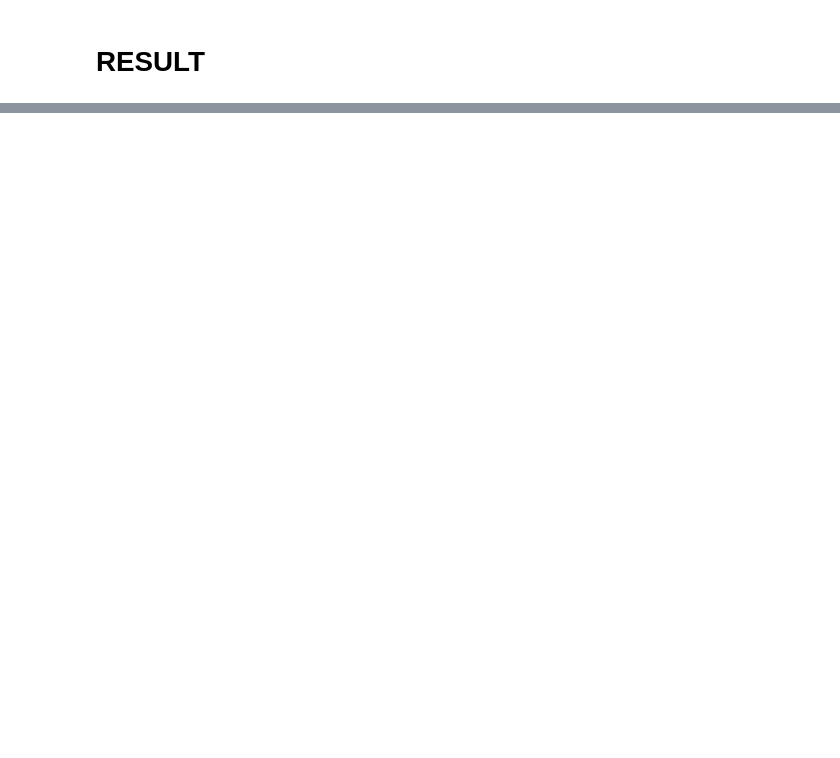
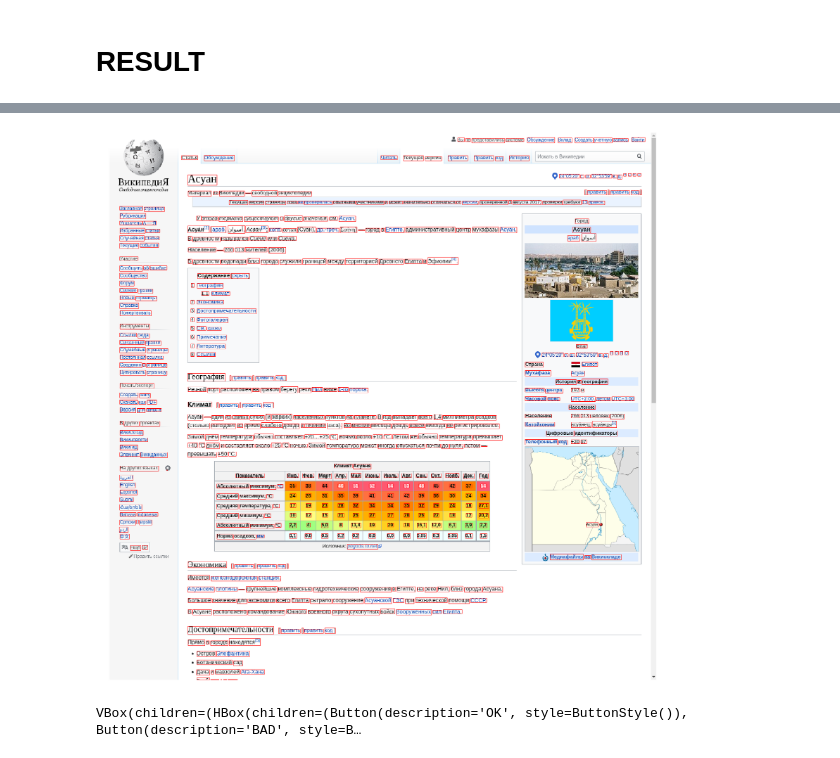
Before and after one commit to Nazar96/WebBox, a Jupyter notebook: notebook/EXAMPLE.ipynb, the cells around one changed output, grey strips where cells are left out. Saved outputs shown, nothing was run; the diff lists cells and outputs as text; code cells hidden in the pictures; blank space fills up the shorter version.

```diff
--- a/notebook/EXAMPLE.ipynb
+++ b/notebook/EXAMPLE.ipynb
@@ -146,0 +75,36 @@ dict_keys(['form'])
+# %%
+images = [img.split('/')[-1].replace('.png', '') for img in glob('../dataset/screenshots/*.png')]
+result = {}
+
+
+data_path='../dataset/'
+img_generator = iter(images)
+cur_img = next(img_generator)
+
+button_ok = Button(description="OK")
+button_bad = Button(description="BAD")
+out = widgets.Output()
+
+
+def on_button_ok(_, status='OK'):
+    global cur_img, img_generator, vbox
+    clear_output()
+    result.update({cur_img: status})
+    cur_img = next(img_generator)
+
+    plot_annotated(cur_img, data_path)
+    display(vbox)
+
+def on_button_bad(_):
+    return on_button_ok(_, status='BAD')
+
+button_ok.on_click(on_button_ok)
+button_bad.on_click(on_button_bad)
+buttons = widgets.HBox([button_ok, button_bad])
+vbox = widgets.VBox([buttons, out])
+
+plot_annotated(cur_img, data_path)
+display(vbox)
+# %% [output]
+[figure, added]
+VBox(children=(HBox(children=(Button(description='OK', style=ButtonStyle()), Button(description='BAD', style=B…
```
Also changed, not shown: parts of 14 cells of this notebook.
